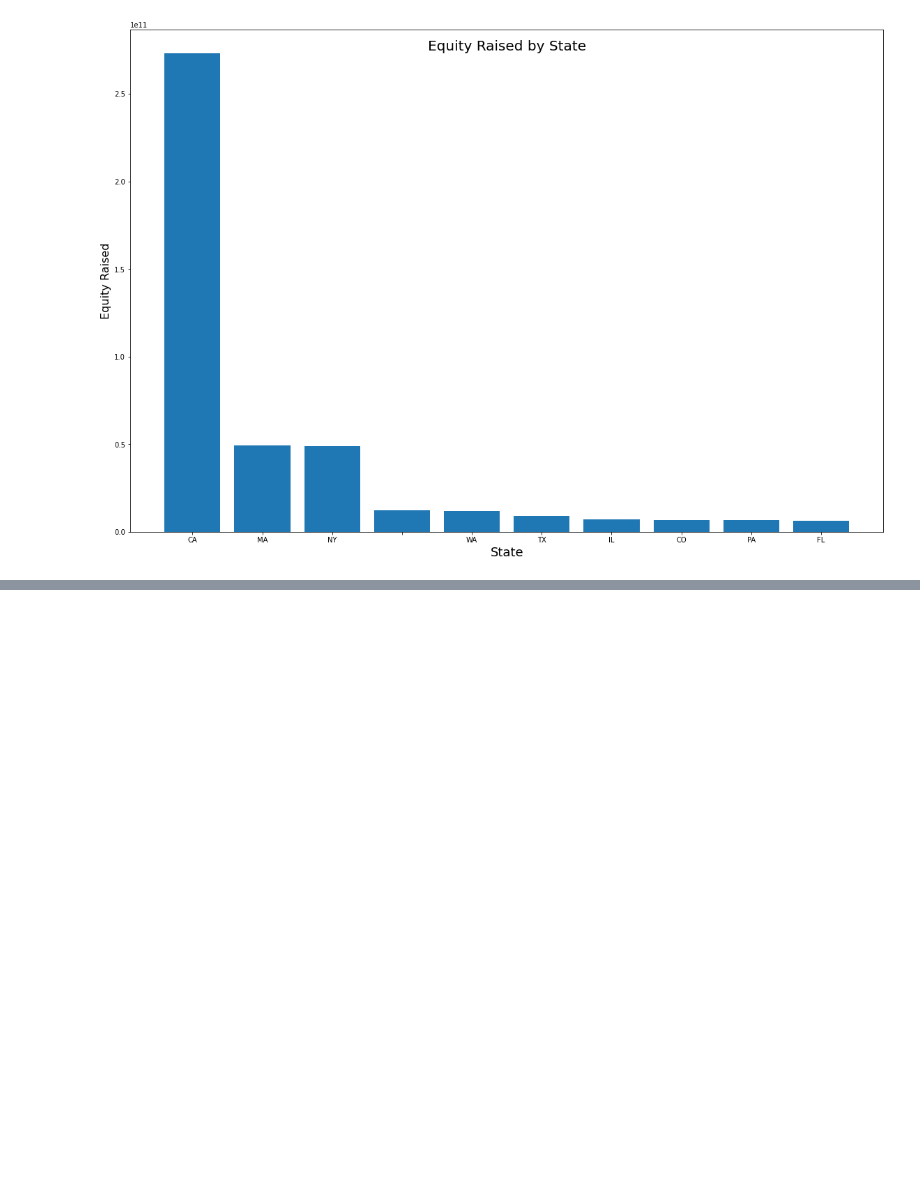
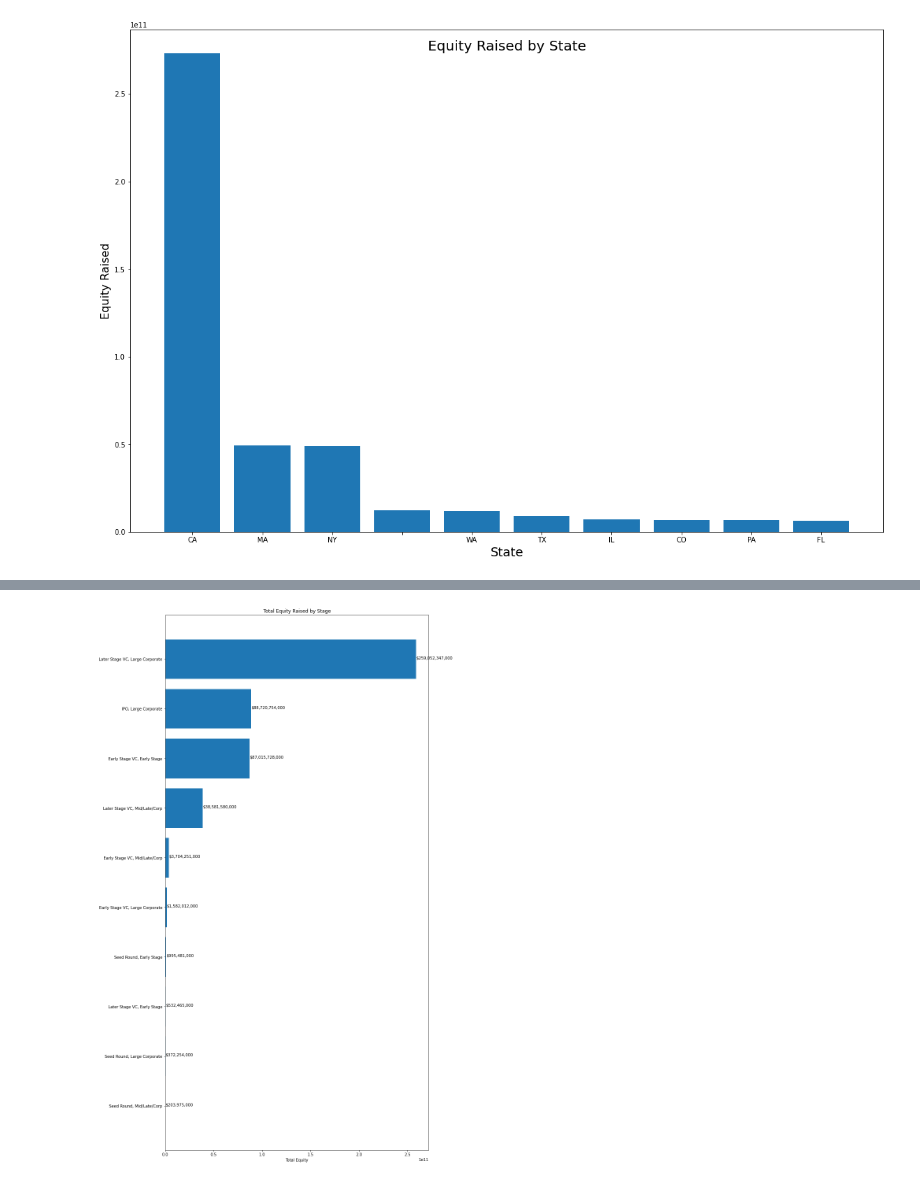
Before and after one commit to gianmillare/Enterprise-Data-Analysis, a Jupyter notebook: market_share_analysis.ipynb, the cells around one changed output, grey strips where cells are left out. Cells and saved outputs as stored; diff of their text form; code cells hidden in the pictures; blank space fills up the shorter version.

Commit message:
completed the chart for Part 5 Life Stages

```diff
--- a/market_share_analysis.ipynb
+++ b/market_share_analysis.ipynb
@@ -503,0 +508,10 @@ At first glance, it looks like the most successful businesses are located in Cal
+# %%
+# Create a dataframe using Company ID, Venture Type, Stage, and Equity Raised
+
+stagesdf = pd.DataFrame({
+    "Company": master["Company"],
+    "Initial Deal": master["Venture Type"],
+    "Stage": master["Current Stage"],
+    "Equity Raised": master["Equity Raised"]
+})
+stagesdf.head()
@@ -503,0 +525,11 @@ At first glance, it looks like the most successful businesses are located in Cal
+# %%
+# GroupBy stages
+
+arrays = [stagesdf["Company"], stagesdf["Initial Deal"], stagesdf["Stage"]]
+index = pd.MultiIndex.from_arrays(arrays, names=('Company', 'Initial Deal', 'Stage'))
+
+stages = pd.DataFrame({'Equity Raised': equity_all},
+                  index=index)
+
+stages_grouped = stages.groupby(['Initial Deal','Stage']).sum().reset_index().sort_values("Equity Raised", ascending=False)
+stages_grouped.head(100)
@@ -503,0 +562,7 @@ At first glance, it looks like the most successful businesses are located in Cal
+# %%
+stages_plot = pd.DataFrame({
+    "Stage Name": stage_names,
+    "Equity Raised": stage_equity
+}).sort_values("Equity Raised", ascending=False)
+
+stages_plot.head(10)
@@ -503,0 +581,18 @@ At first glance, it looks like the most successful businesses are located in Cal
+# %%
+f, ax = plt.subplots(figsize=(12,25))
+
+xaxis = stages_plot["Equity Raised"]
+yaxis = stages_plot["Stage Name"]
+
+ax.barh(yaxis, xaxis)
+ax.set_yticklabels(yaxis)
+ax.invert_yaxis()
+ax.set_xlabel("Total Equity")
+ax.set_title('Total Equity Raised by Stage')
+
+for index, value in enumerate(xaxis):
+    plt.text(value, index, str(f'${value:,}'))
+
+plt.show()
+# %% [output]
+[figure, added]
```
Also changed, not shown: parts of 6 cells of this notebook.
